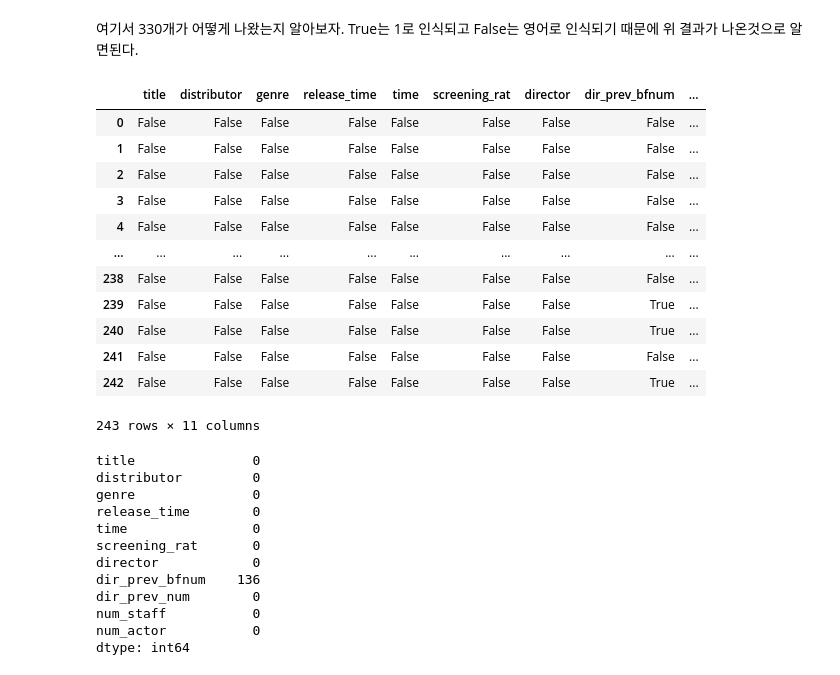
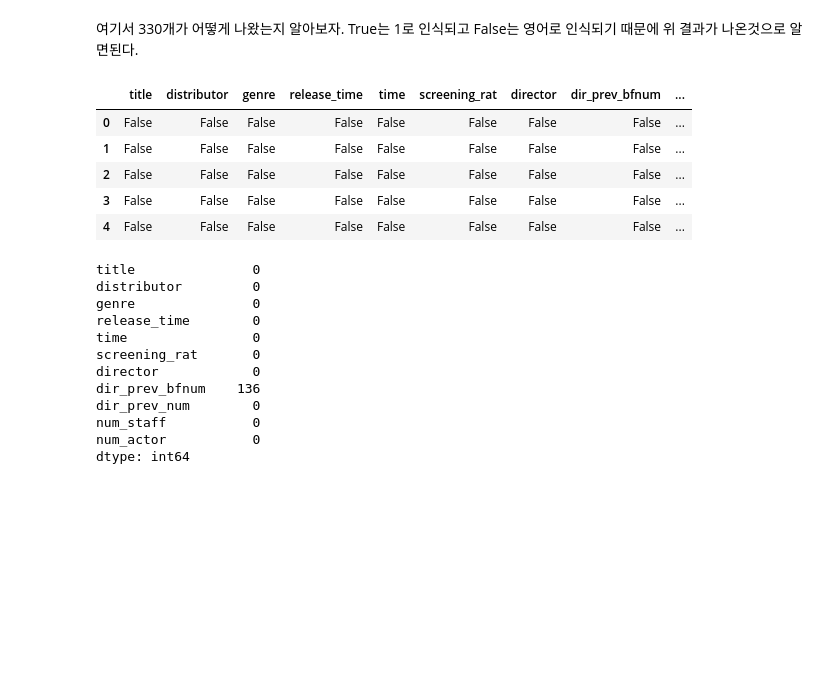
Before and after one commit to choiuikang/contest, a Jupyter notebook: dacon/The_number_of_movie_viewers.ipynb, the cells around one changed output. Drawn from its saved outputs; the diff is of its cells as text; code cells hidden in the pictures; blank space fills up the shorter version.

```diff
--- a/dacon/The_number_of_movie_viewers.ipynb
+++ b/dacon/The_number_of_movie_viewers.ipynb
@@ -214,21 +236,14 @@ dtype: int64
 # %% [markdown]
 여기서 330개가 어떻게 나왔는지 알아보자. True는 1로 인식되고 False는 영어로 인식되기 때문에 위 결과가 나온것으로 알면된다.
 # %%
-test.isna()
+test.isna().head()
 # %% [output]
 |  | title | distributor | genre | release_time | time | screening_rat | director | dir_prev_bfnum | ... |
 | 0 | False | False | False | False | False | False | False | False | ... |
 | 1 | False | False | False | False | False | False | False | False | ... |
 | 2 | False | False | False | False | False | False | False | False | ... |
 | 3 | False | False | False | False | False | False | False | False | ... |
 | 4 | False | False | False | False | False | False | False | False | ... |
-| ... | ... | ... | ... | ... | ... | ... | ... | ... | ... |
-| 238 | False | False | False | False | False | False | False | False | ... |
-| 239 | False | False | False | False | False | False | False | True | ... |
-| 240 | False | False | False | False | False | False | False | True | ... |
-| 241 | False | False | False | False | False | False | False | False | ... |
-| 242 | False | False | False | False | False | False | False | True | ... |
-243 rows × 11 columns
 # %%
 test.isna().sum()
 # %% [output]
```
Also changed, not shown: parts of 14 cells of this notebook, 1 other file.
